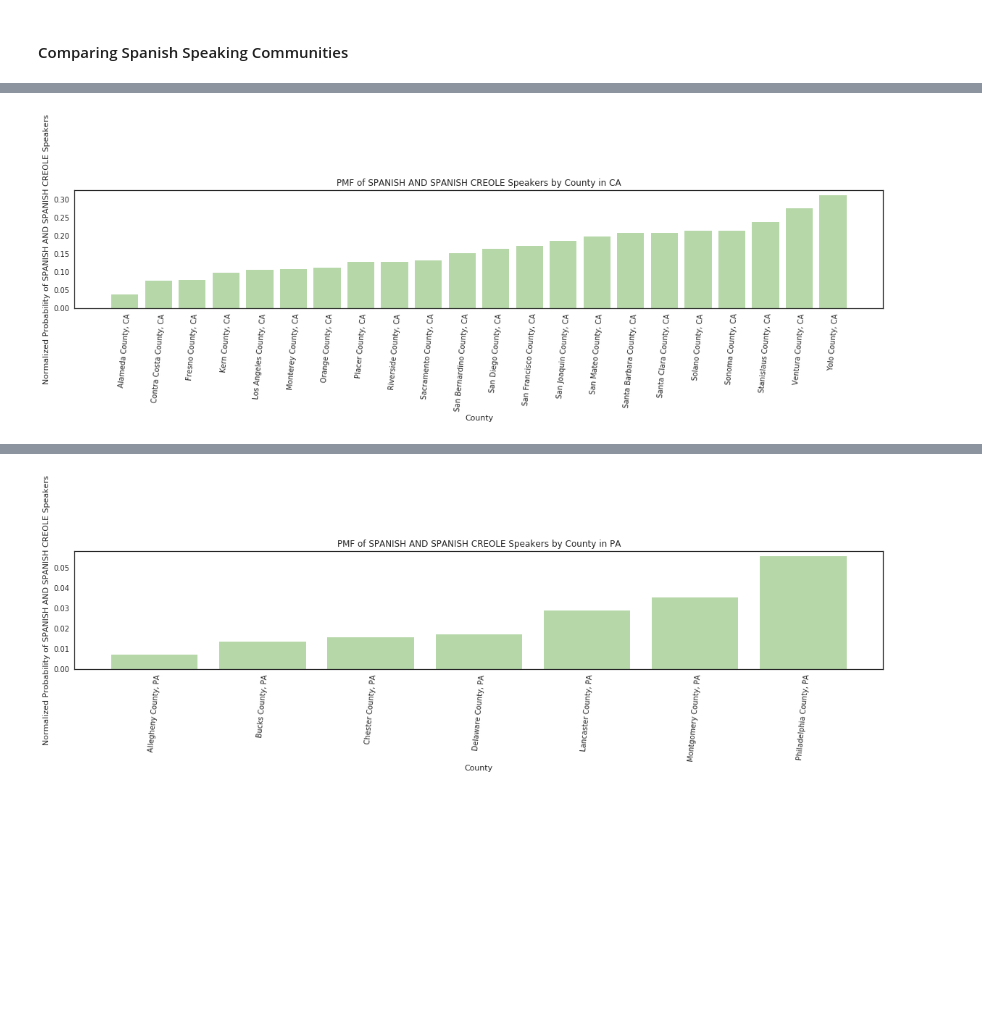
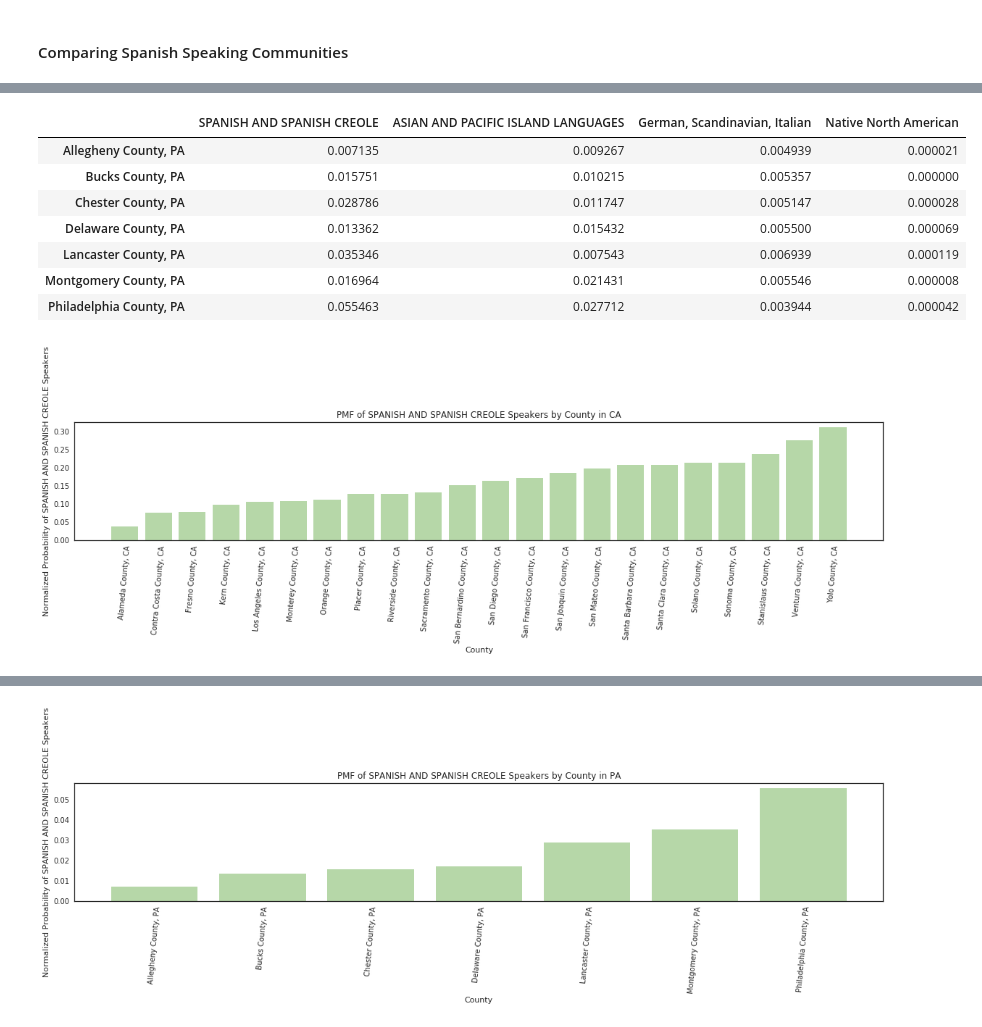
Before and after one commit to AllisonBusa/The-Mother-Tongue-of-US-Communities, a Jupyter notebook: project1-Copy1.ipynb, the cells around one changed output, grey strips where cells are left out. Cells and saved outputs as stored; diff of their text form; code cells hidden in the pictures; blank space fills up the shorter version.

```diff
--- a/project1-Copy1.ipynb
+++ b/project1-Copy1.ipynb
@@ -698,4 +722,13 @@ cali = createListofLanguageGroupsCounties(["CA"])
 # %%
 plotCounties("CA", "SPANISH AND SPANISH CREOLE", cali)
+penn
 # %% [output]
+|  | SPANISH AND SPANISH CREOLE | ASIAN AND PACIFIC ISLAND LANGUAGES | German, Scandinavian, Italian | Native North American |
+| Allegheny County, PA | 0.007135 | 0.009267 | 0.004939 | 0.000021 |
+| Bucks County, PA | 0.015751 | 0.010215 | 0.005357 | 0.000000 |
+| Chester County, PA | 0.028786 | 0.011747 | 0.005147 | 0.000028 |
+| Delaware County, PA | 0.013362 | 0.015432 | 0.005500 | 0.000069 |
+| Lancaster County, PA | 0.035346 | 0.007543 | 0.006939 | 0.000119 |
+| Montgomery County, PA | 0.016964 | 0.021431 | 0.005546 | 0.000008 |
+| Philadelphia County, PA | 0.055463 | 0.027712 | 0.003944 | 0.000042 |
 [figure]
```
Also changed, not shown: parts of 5 cells of this notebook.
